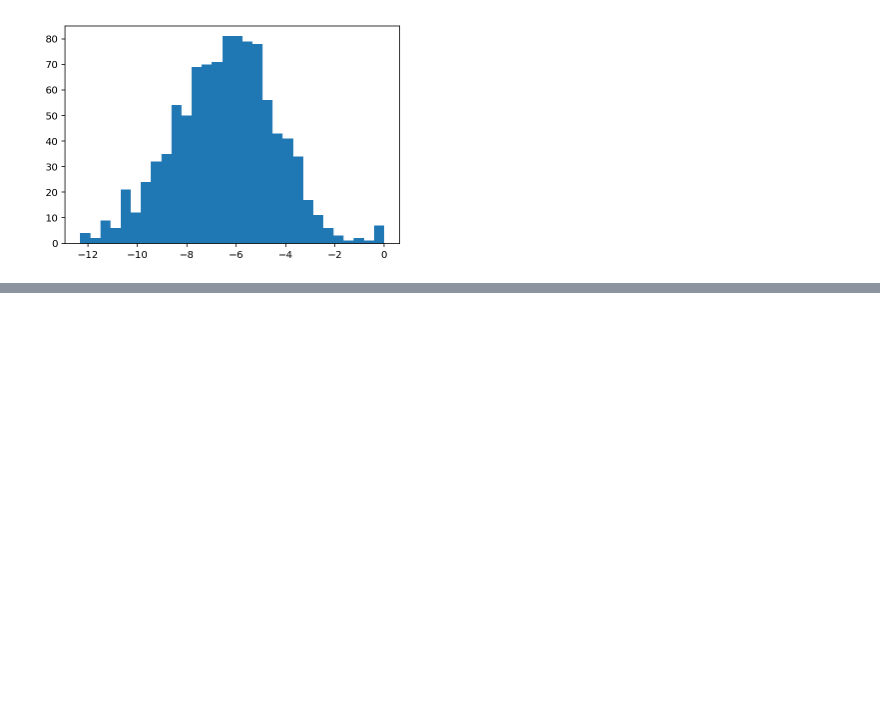
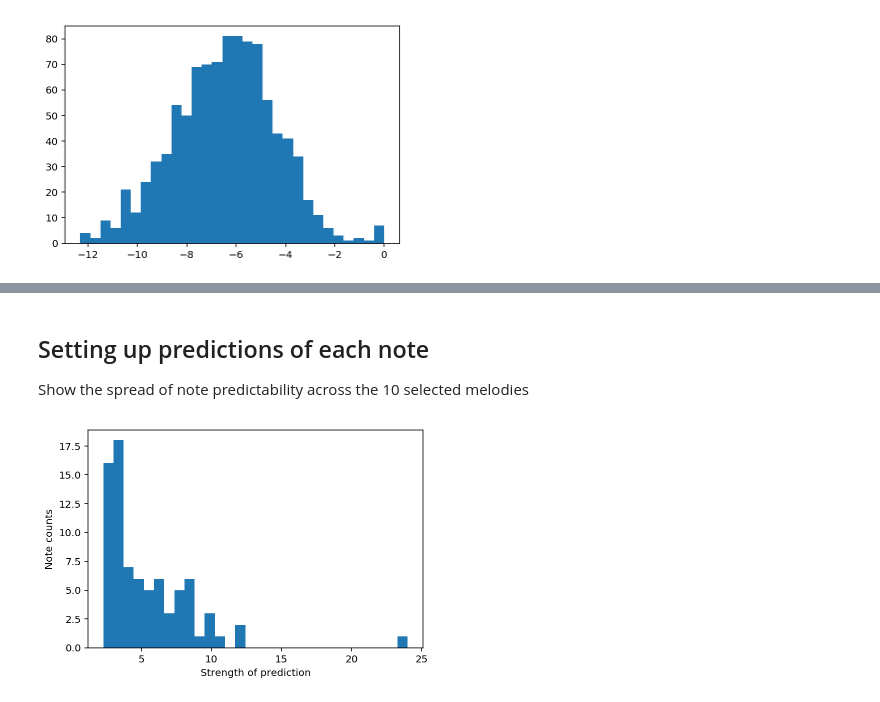
Before and after one commit to kdoelling1919/musPredict, a Jupyter notebook: IntervalPrediction.ipynb, the cells around one changed output, grey strips where cells are left out. Saved outputs shown, nothing was run; the diff lists cells and outputs as text; code cells hidden in the pictures; blank space fills up the shorter version.

```diff
--- a/IntervalPrediction.ipynb
+++ b/IntervalPrediction.ipynb
@@ -311,0 +412,22 @@ testM.show('midi')
+# %% [markdown]
+## Setting up predictions of each note
+
+Show the spread of note predictability across the 10 selected melodies
+# %%
+possIntervals = np.arange(-12, 13)
+predictStore = []
+for intSeq in selectIntervals:
+    predictSeq = []
+    for pos in np.arange(len(intSeq)):
+        strt = pos - predNum
+        strt = 0 if strt < 0 else strt
+        intrvDist = nextDist(np.array(intrvlist), intSeq[strt:pos])
+        predictSeq.append(intrvPred(intrvDist, possIntervals))
+    predictStore.append(predictSeq)
+
+plt.hist(np.array(predictStore).flatten(), 30)
+plt.xlabel('Strength of prediction')
+plt.ylabel('Note counts')
+plt.show()
+# %% [output]
+[figure, added]
```
Also changed, not shown: parts of 21 cells of this notebook, 1 other file.
